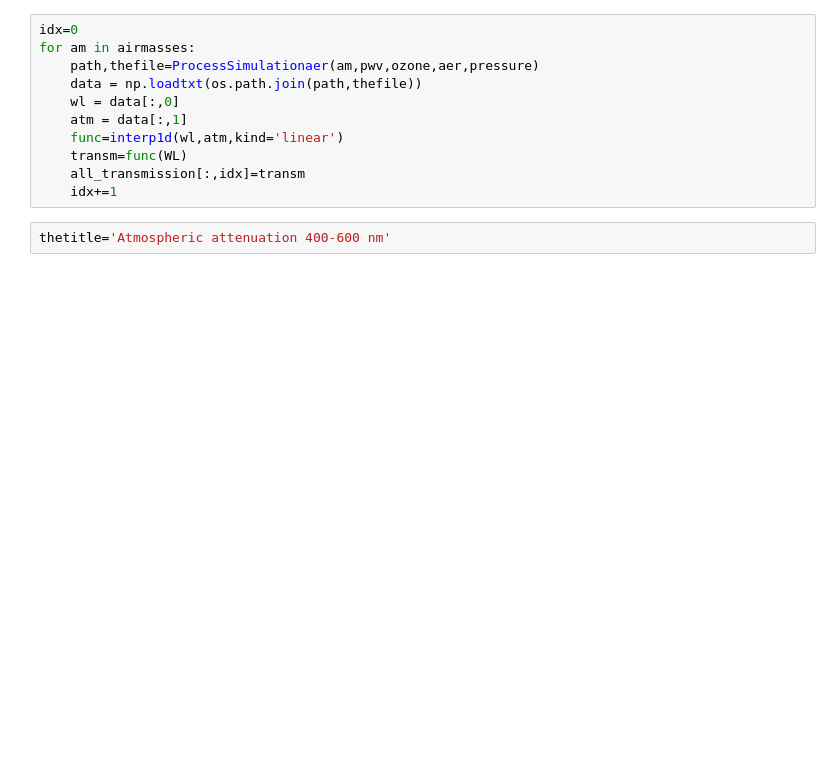
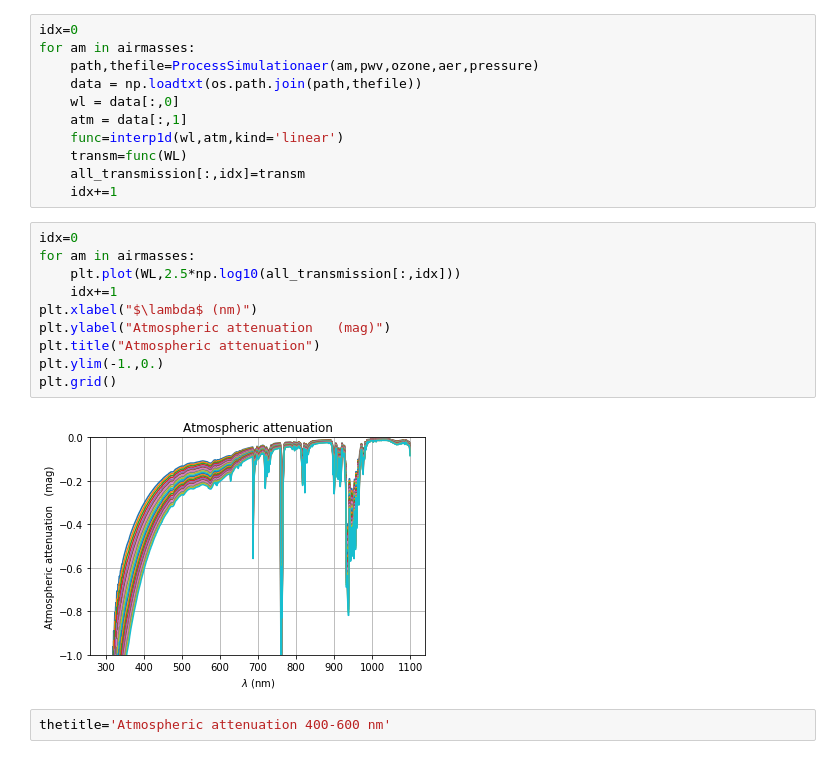
Before and after one commit to sylvielsstfr/AtmosphericAttenuationLaw, a Jupyter notebook: SimuRT.ipynb, the cells around one changed output. Saved outputs shown, nothing was run; the diff lists cells and outputs as text; blank space fills up the shorter version.

```diff
--- a/SimuRT.ipynb
+++ b/SimuRT.ipynb
@@ -45,6 +45,18 @@ for am in airmasses:
     transm=func(WL)
     all_transmission[:,idx]=transm
     idx+=1
+# %%
+idx=0
+for am in airmasses:
+    plt.plot(WL,2.5*np.log10(all_transmission[:,idx]))
+    idx+=1
+plt.xlabel("$\lambda$ (nm)")
+plt.ylabel("Atmospheric attenuation   (mag)")
+plt.title("Atmospheric attenuation")
+plt.ylim(-1.,0.)
+plt.grid()
+# %% [output]
+[figure, added]
 # %%
 thetitle='Atmospheric attenuation 400-600 nm'
 # %%
```
Also changed, not shown: parts of 1 cell of this notebook, 1 other file.
